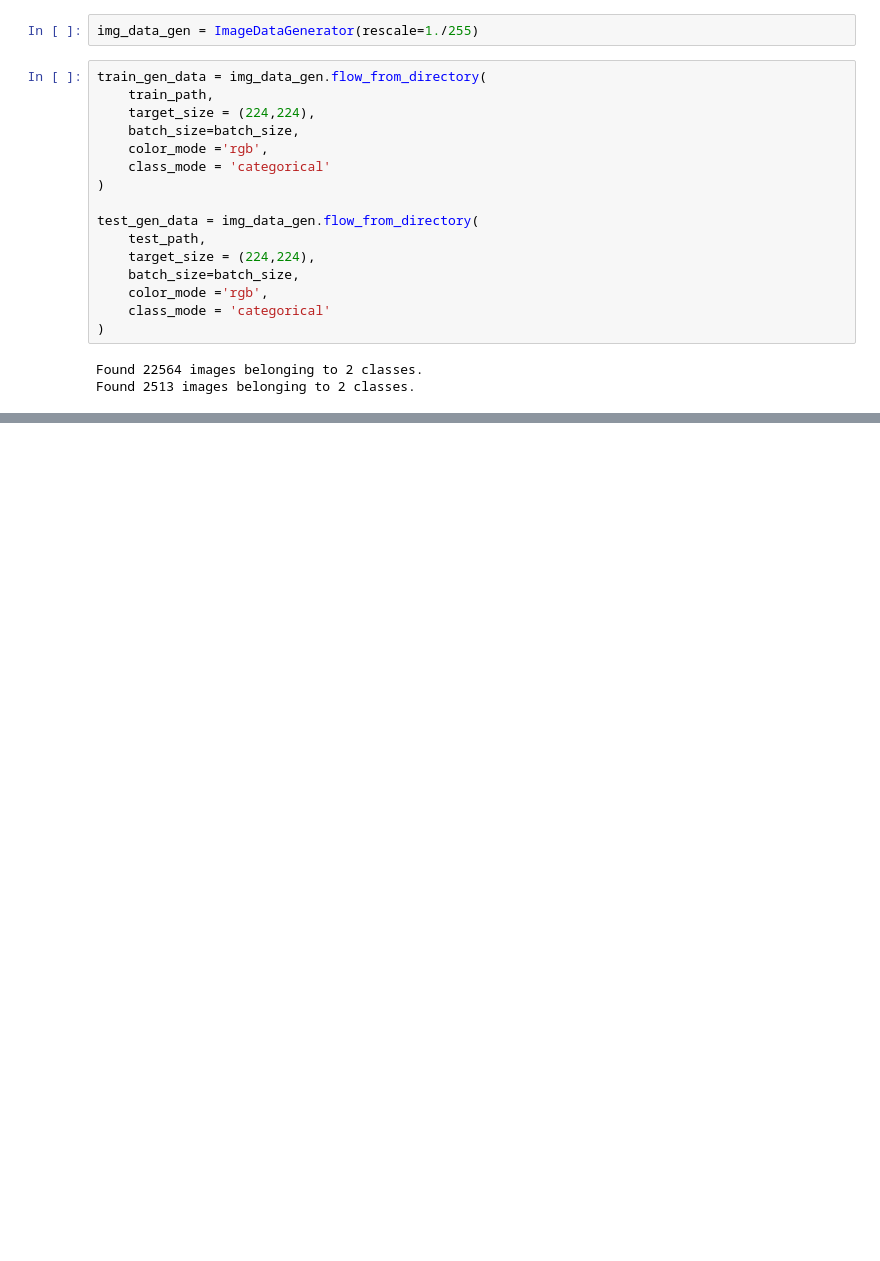
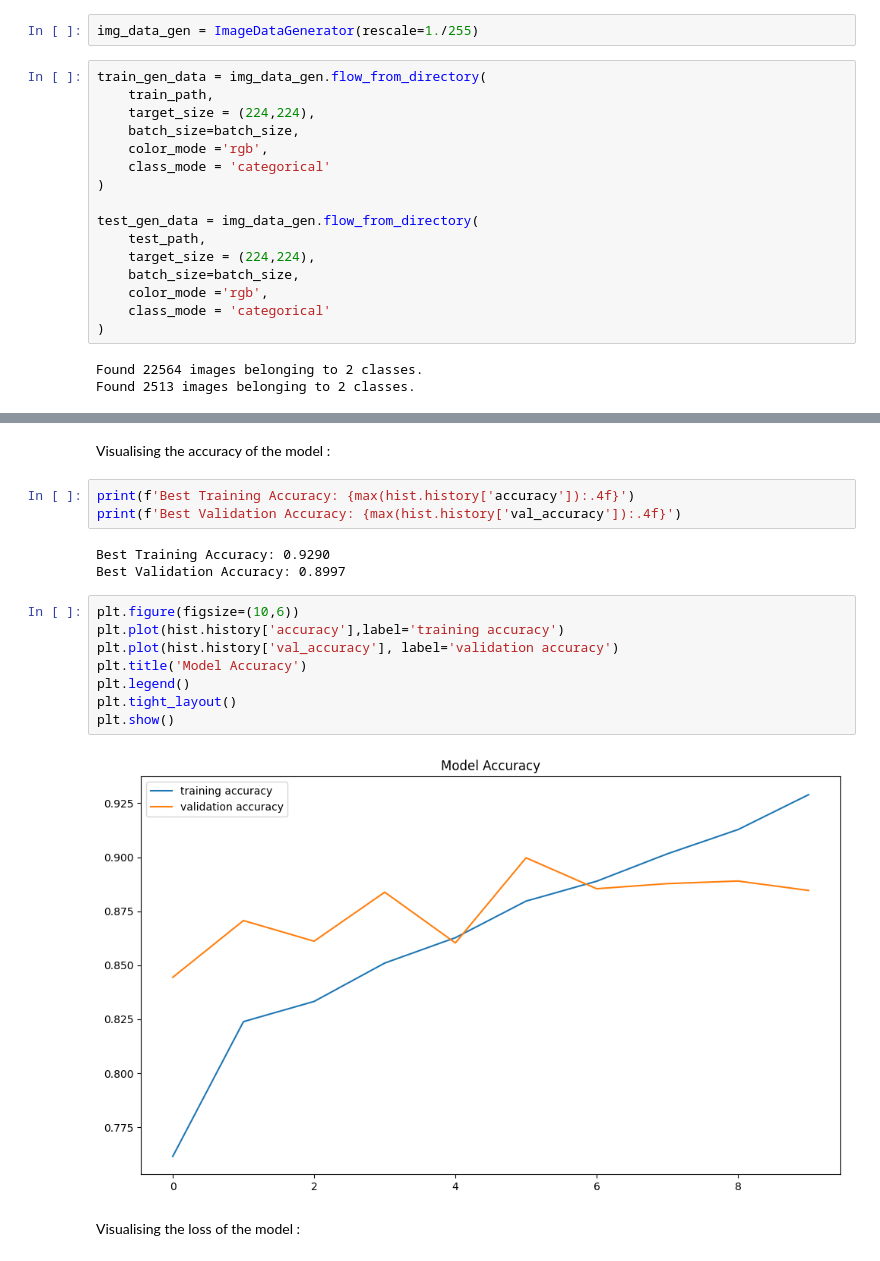
Before and after one commit to Pradeeshkumar-U/EdunetCNNProject, a Jupyter notebook: Main.ipynb, the cells around one changed output, grey strips where cells are left out. Saved outputs shown, nothing was run; the diff lists cells and outputs as text; blank space fills up the shorter version.

```diff
--- a/Main.ipynb
+++ b/Main.ipynb
@@ -195,0 +196,20 @@ Epoch 10/10
+# %% [markdown]
+Visualising the accuracy of the model :
+# %%
+print(f'Best Training Accuracy: {max(hist.history['accuracy']):.4f}')
+print(f'Best Validation Accuracy: {max(hist.history['val_accuracy']):.4f}')
+# %% [output]
+Best Training Accuracy: 0.9290
+Best Validation Accuracy: 0.8997
+# %%
+plt.figure(figsize=(10,6))
+plt.plot(hist.history['accuracy'],label='training accuracy')
+plt.plot(hist.history['val_accuracy'], label='validation accuracy')
+plt.title('Model Accuracy')
+plt.legend()
+plt.tight_layout()
+plt.show()
+# %% [output]
+[figure, added]
+# %% [markdown]
+Visualising the loss of the model :
```
Also changed, not shown: parts of 17 cells of this notebook, 2 other files.
